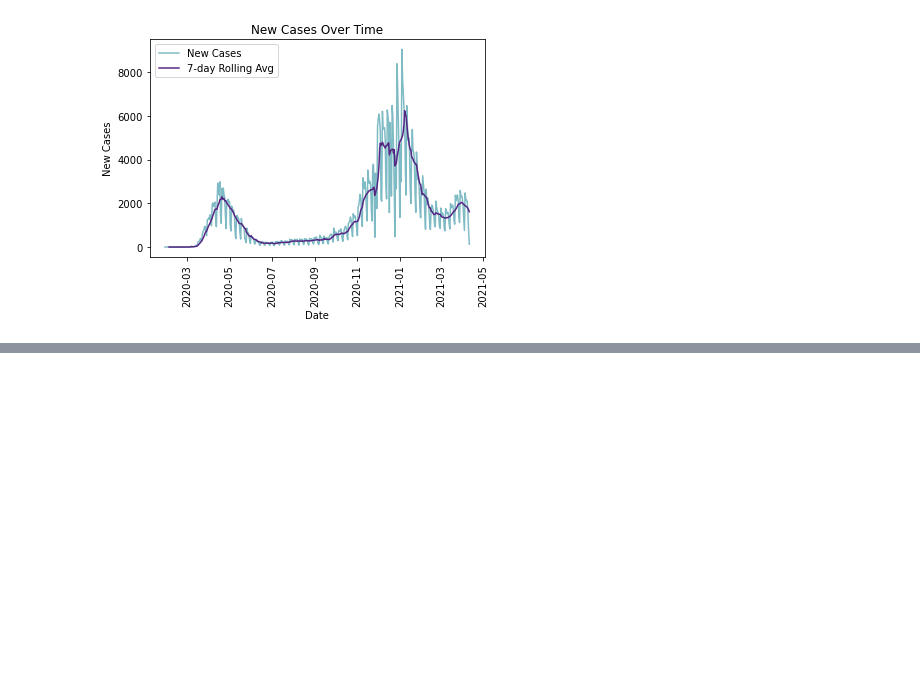
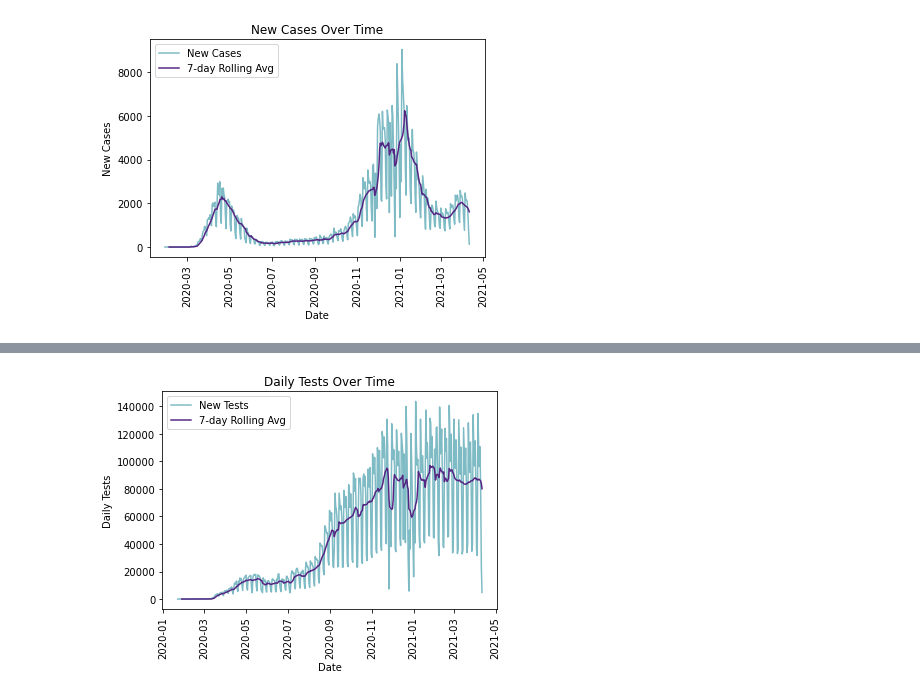
Before and after one commit to samar14641/covid-visualisations, a Jupyter notebook: pyWork.ipynb, the cells around one changed output, grey strips where cells are left out. Drawn from its saved outputs; the diff is of its cells as text; code cells hidden in the pictures; blank space fills up the shorter version.

```diff
--- a/pyWork.ipynb
+++ b/pyWork.ipynb
@@ -86,0 +164,12 @@ plt.close()
+# %%
+plt.plot(tests['Date'], tests['All Molecular Tests'], alpha = 0.5, color = '#00788c', label = 'New Tests')
+plt.plot(tests['Date'], (tests['All Molecular Tests']).rolling(7).mean(), color = '#552583', label = '7-day Rolling Avg')
+plt.title('Daily Tests Over Time')
+plt.xlabel('Date')
+plt.ylabel('Daily Tests')
+plt.xticks(rotation = 90)
+plt.legend()
+plt.show()
+plt.close()
+# %% [output]
+[figure, added]
```
Also changed, not shown: parts of 10 cells of this notebook.
